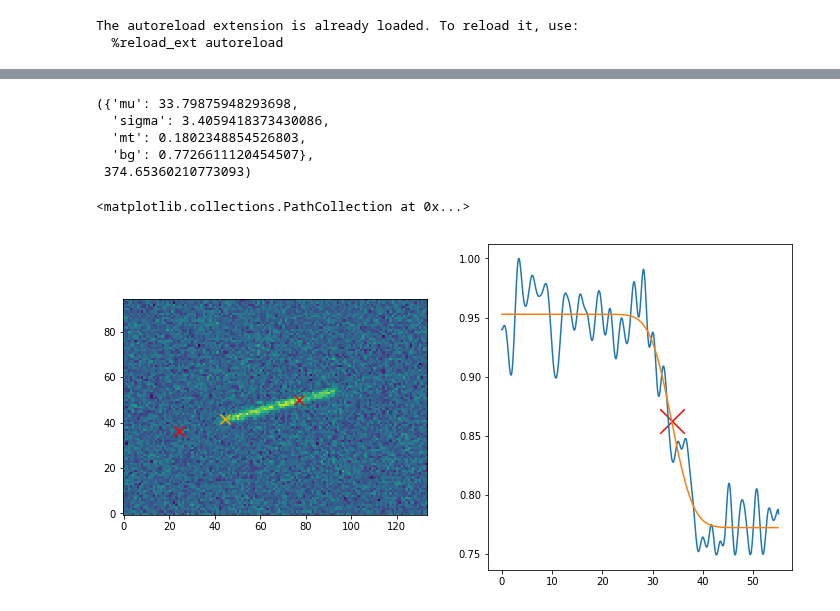
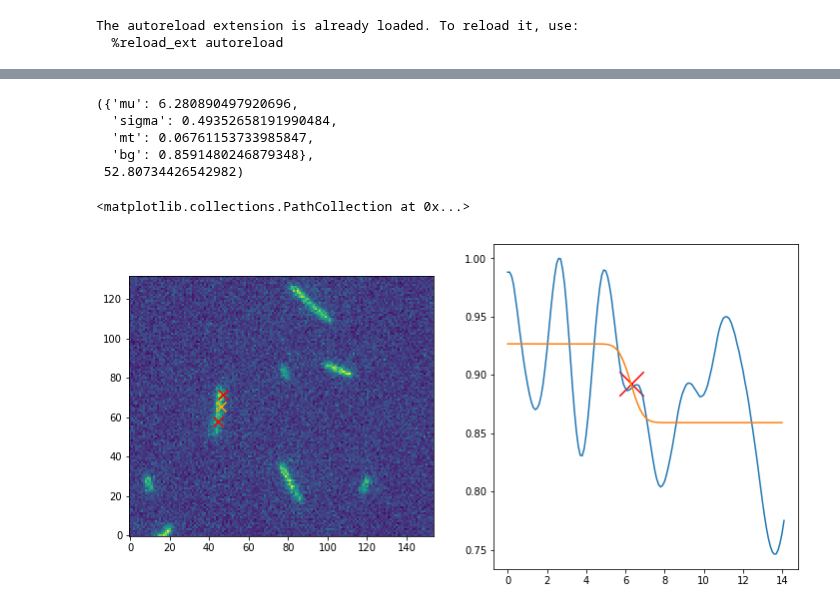
Before and after one commit to brouhardlab/anamic, a Jupyter notebook: notebooks/Development/Microtubule Tracker.ipynb, the cells around one changed output, grey strips where cells are left out. Saved outputs shown, nothing was run; the diff lists cells and outputs as text; code cells hidden in the pictures.

```diff
--- a/notebooks/Development/Microtubule Tracker.ipynb
+++ b/notebooks/Development/Microtubule Tracker.ipynb
@@ -30,6 +30,17 @@ import tifffile
 import read_roi
 
 data_dir = Path("/home/hadim/Documents/Code/Postdoc/ij/testdata/anamic")
+
+# Parameters
+seed_channel_index = 1
+mt_channel_index = 0
+
+pixel_size = 107  # nm
+
+detect_seeds = True
+track_seeds = True
+
+# TODO: Convert fitter into an object.
 # %% [output]
 The autoreload extension is already loaded. To reload it, use:
   %reload_ext autoreload
@@ -53,0 +56,13 @@ roi
+# %%
+roi = rois['0002-0063-0045']
+
+tip_start = np.array([roi['y1'], roi['x1']])
+tip_end = np.array([roi['y2'], roi['x2']])
+
+tip_start = np.array([92, 49])
+tip_end = np.array([65, 45])
+
+xx = np.array([tip_start[0], tip_end[0]])
+yy = np.array([tip_start[1], tip_end[1]])
+
+im = image[0, seed_channel_index]
@@ -57,51 +79,51 @@ args = {}
 
 args['get_thick_line_args'] = {}
 args['get_thick_line_args']['length_spacing'] = 1  # pixel
-args['get_thick_line_args']['line_thickness'] = 2000 / metadata['pixel_size']  # pixel
+args['get_thick_line_args']['line_thickness'] = 2000 / pixel_size  # pixel
 args['get_thick_line_args']['width_spacing'] = 1  # pixel
 
 args['perpendicular_line_fit_args'] = {}
-args['perpendicular_line_fit_args']['length_spacing'] = 0.1  # pixel
-args['perpendicular_line_fit_args']['fit_threshold'] = 0.15
+args['perpendicular_line_fit_args']['length_spacing'] = 1  # pixel
+args['perpendicular_line_fit_args']['fit_threshold'] = 0.5
 args['perpendicular_line_fit_args']['continuous_discard'] = False
 
-args['offset_start'] = 4000 / metadata['pixel_size']  # pixel
-args['offset_end'] = 2000 / metadata['pixel_size']  # pixel
+args['offset_start'] = 500 / pixel_size  # pixel
+args['offset_end'] = 1000 / pixel_size  # pixel
 
 args['tip_fit_args'] = {}
 args['tip_fit_args']['length_spacing'] = 0.1  # pixel
-args['tip_fit_args']['line_thickness'] = 400 / metadata["pixel_size"]  # pixel
+args['tip_fit_args']['line_thickness'] = 400 / pixel_size  # pixel
 args['tip_fit_args']['width_spacing'] = 0.1  # pixel
 # %%
 # Do the fitting
-results = anamic.fitter.microtubule_tip_fitter(tip_start, tip_end, image, **args)
+results = anamic.fitter.microtubule_tip_fitter(tip_start, tip_end, im, **args)
 line_fit_tips, x_profile, y_profile, fit_result, fit_func = results
 fit_values = fit_result.values
-fit_values, fit_values['sigma'] * metadata['pixel_size']
+fit_values, fit_values['sigma'] * pixel_size
 # %% [output]
-({'mu': 33.79875948293698,
-  'sigma': 3.4059418373430086,
-  'mt': 0.1802348854526803,
-  'bg': 0.7726611120454507},
- 374.65360210773093)
+({'mu': 6.280890497920696,
+  'sigma': 0.49352658191990484,
+  'mt': 0.06761153733985847,
+  'bg': 0.8591480246879348},
+ 52.80734426542982)
 # %%
 x = np.arange(x_profile[0], x_profile[-1], 0.1)
 y_fitted = fit_func(x, **fit_values)
 
 fig, (ax1, ax2) = plt.subplots(ncols=2, figsize=(12, 6))
 
-ax1.imshow(image, interpolation='none', origin=[0, 0], cmap='viridis')
+ax1.imshow(im, interpolation='none', origin=[0, 0], cmap='viridis')
 ax1.set_aspect('equal')
 ax1.scatter(line_fit_tips[:, 1], line_fit_tips[:, 0], color='red', s=100, marker="x")
 
 ax2.plot(x_profile, y_profile, label='data')
 ax2.plot(x, y_fitted, label='fit')
 mu = fit_values['mu']
 ax2.scatter(mu, fit_func(mu, **fit_values), color='red', s=600, marker='x')
 
 vec = line_fit_tips[1] - line_fit_tips[0]
 x, y = anamic.geometry.get_point_from_vector(vec, line_fit_tips[0], mu)
 ax1.scatter(y, x, color='orange', s=100, marker='x')
 # %% [output]
 <matplotlib.collections.PathCollection at 0x...>
-[figure, old version]
+[figure, new version]
```
Also changed, not shown: parts of 5 cells of this notebook, 3 other files.
